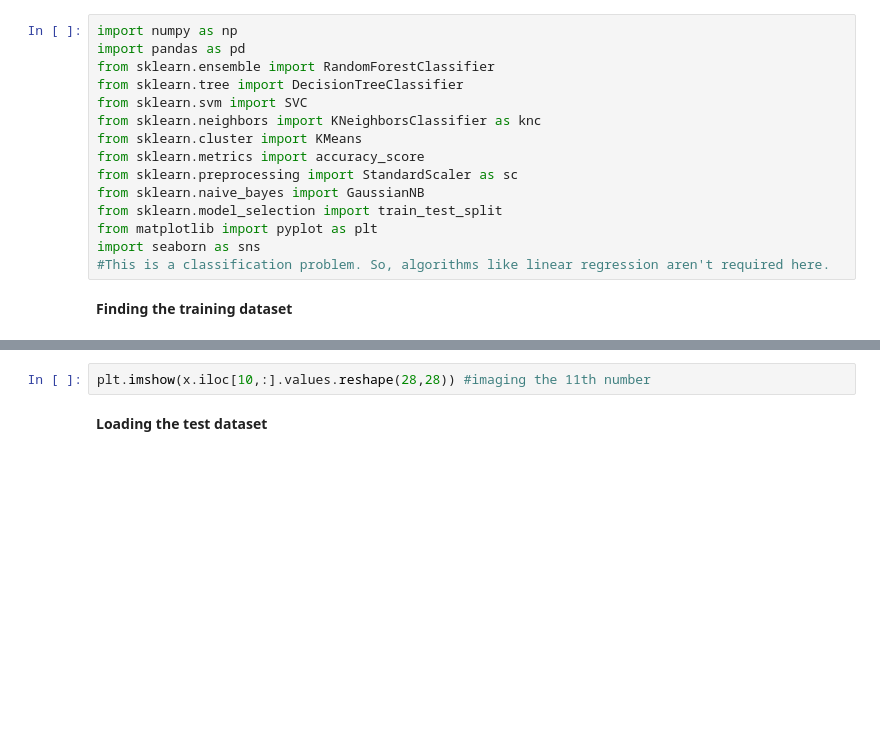
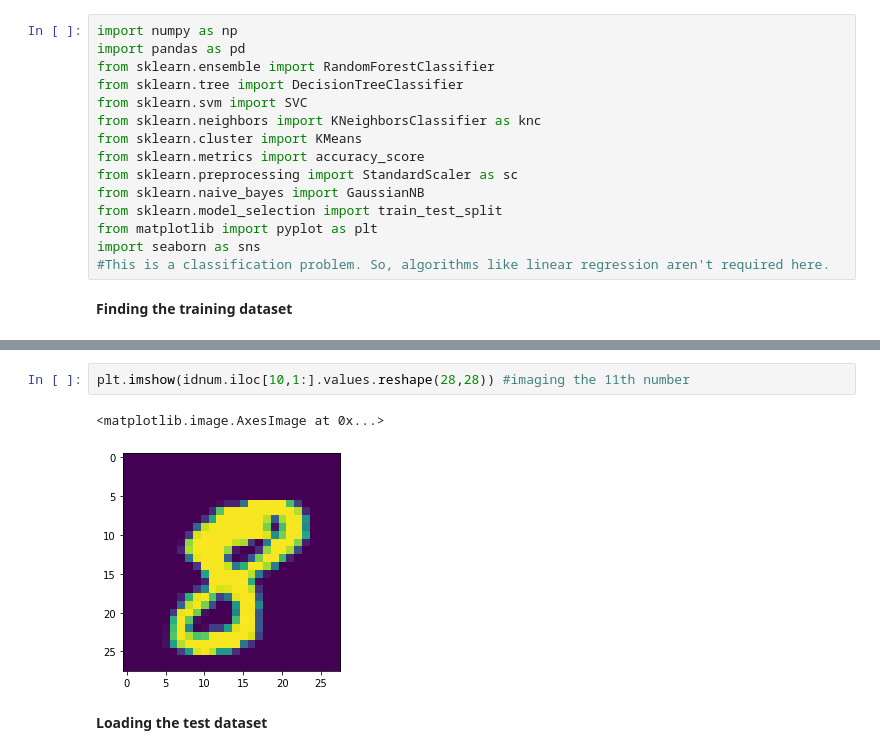
Before and after one commit to Suyashiitr/kaggle, a Jupyter notebook: digit-recognizer-using-machine-learning-algorithms.ipynb, the cells around one changed output, grey strips where cells are left out. Cells and saved outputs as stored; diff of their text form; blank space fills up the shorter version.

```diff
--- a/digit-recognizer-using-machine-learning-algorithms.ipynb
+++ b/digit-recognizer-using-machine-learning-algorithms.ipynb
@@ -29,5 +62,8 @@ idnum.isnull().sum() #no values are null, so imputing isn't needed here
 # %%
-plt.imshow(x.iloc[10,:].values.reshape(28,28)) #imaging the 11th number
+plt.imshow(idnum.iloc[10,1:].values.reshape(28,28)) #imaging the 11th number
+# %% [output]
+<matplotlib.image.AxesImage at 0x...>
+[figure, added]
 # %% [markdown]
 **Loading the test dataset**
 # %%
```
Also changed, not shown: parts of 10 cells of this notebook.
